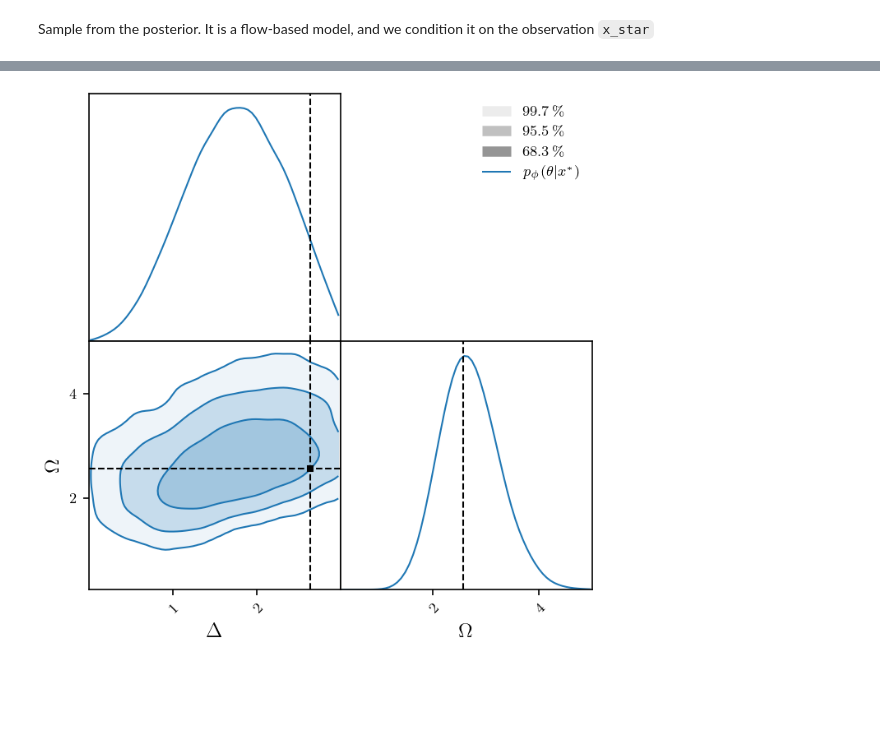
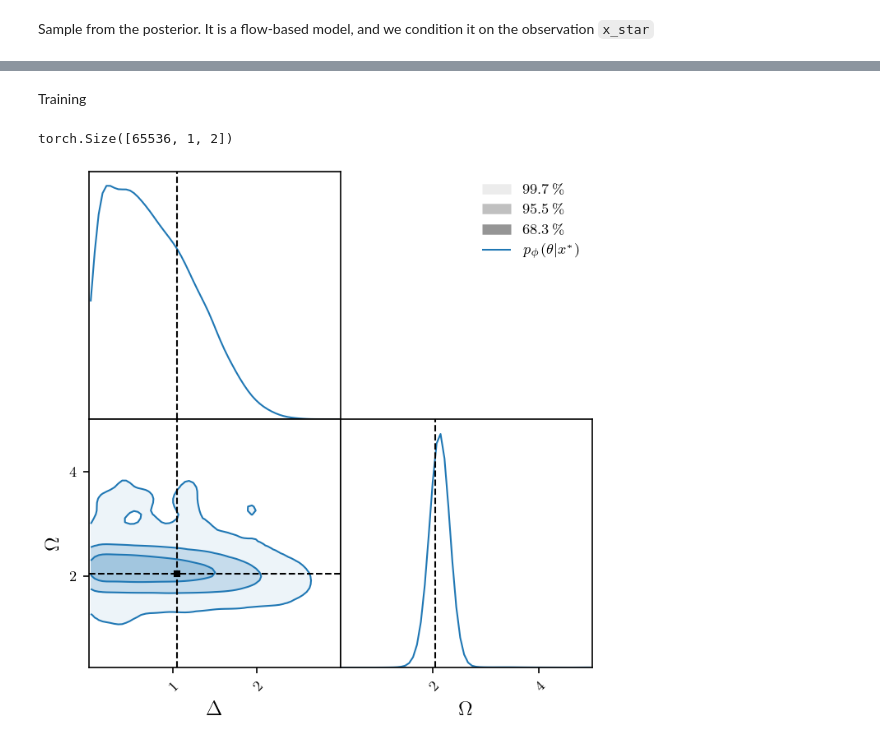
Before and after one commit to CarlosSMWolff/ParamEst-NN, a Jupyter notebook: notebooks/4-NPE.ipynb, the cells around one changed output, grey strips where cells are left out. Saved outputs shown, nothing was run; the diff lists cells and outputs as text; code cells hidden in the pictures; blank space fills up the shorter version.

```diff
--- a/notebooks/4-NPE.ipynb
+++ b/notebooks/4-NPE.ipynb
@@ -181,0 +362,3 @@ with torch.no_grad():
+# %%
+feature_dim = 1
+em_est = NPEWithEmbedding(theta_dim, feature_dim)
@@ -182,19 +389,53 @@ with torch.no_grad():
+# %% [markdown]
+Training
+# %%
+loss = NPELoss(em_est)
+
+em_est.train()
+
+optimizer = optim.Adam(em_est.parameters(), lr=1e-3)
+step = GDStep(optimizer, clip=1.0)
+
+for epoch in (bar := trange(15, unit="epoch")):
+    train_losses = []
+    val_losses = []
+
+    for theta, x in dataset:
+        train_losses.append(step(loss(theta, x)))
+
+    for theta, x in valid_dataset:
+        val_losses.append(loss(theta, x))
+
+    bar.set_postfix(
+        train_loss=torch.stack(train_losses).mean().item(),
+        val_loss=torch.stack(val_losses).mean().item()
+    )
+# %%
+theta_star = torch.tensor(params[2_000_000], dtype=torch.float32).unsqueeze(0)
+x_star = torch.tensor(taus[2_000_000], dtype=torch.float32).unsqueeze(0)
+# %%
+em_est.eval()
+
+with torch.no_grad():
+    samples = em_est.flow(x_star).sample((2**16,))
+# %%
+samples.shape
+# %% [output]
+torch.Size([65536, 1, 2])
 # %%
-plt.rcParams.update(nice_rc(latex=True))  # nicer plot settings
-
 LOWER = torch.tensor([0.0, 0.25])
 UPPER = torch.tensor([3.0, 5.0])
 LABELS = [r"$\Delta$", r"$\Omega$"]
 
 fig = corner(
-    samples,
+    samples.squeeze(),
     smooth=2,
     domain=(LOWER, UPPER),
     labels=LABELS,
     legend=r"$p_\phi(\theta | x^*)$",
     figsize=(4.8, 4.8),
 )
 
-mark_point(fig, theta_star)
+mark_point(fig, theta_star[0])
 # %% [output]
-[figure, old version]
+[figure, new version]
```
Also changed, not shown: parts of 33 cells of this notebook.
